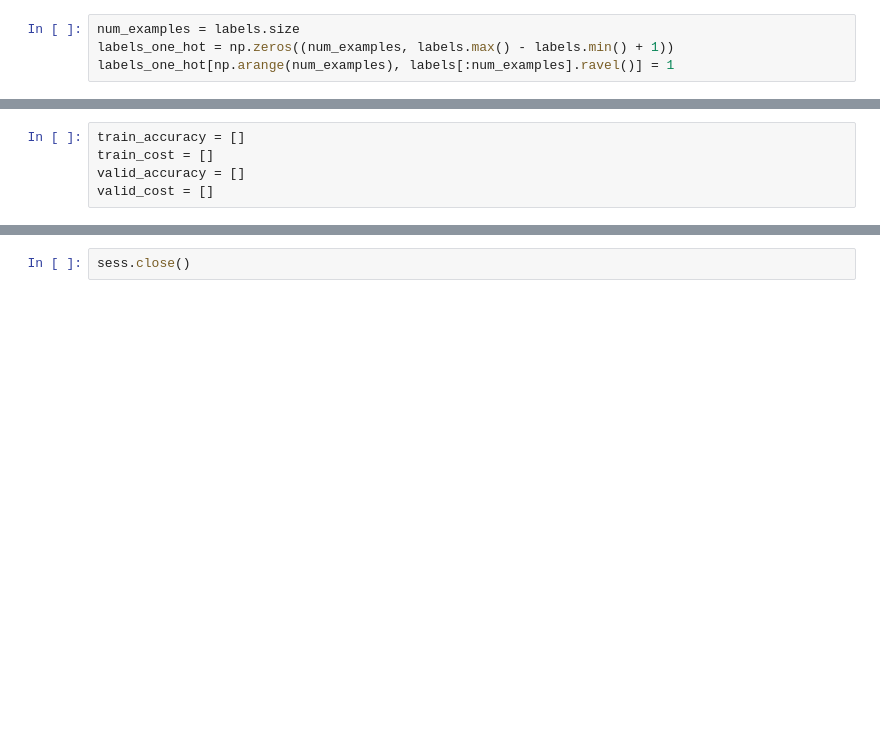
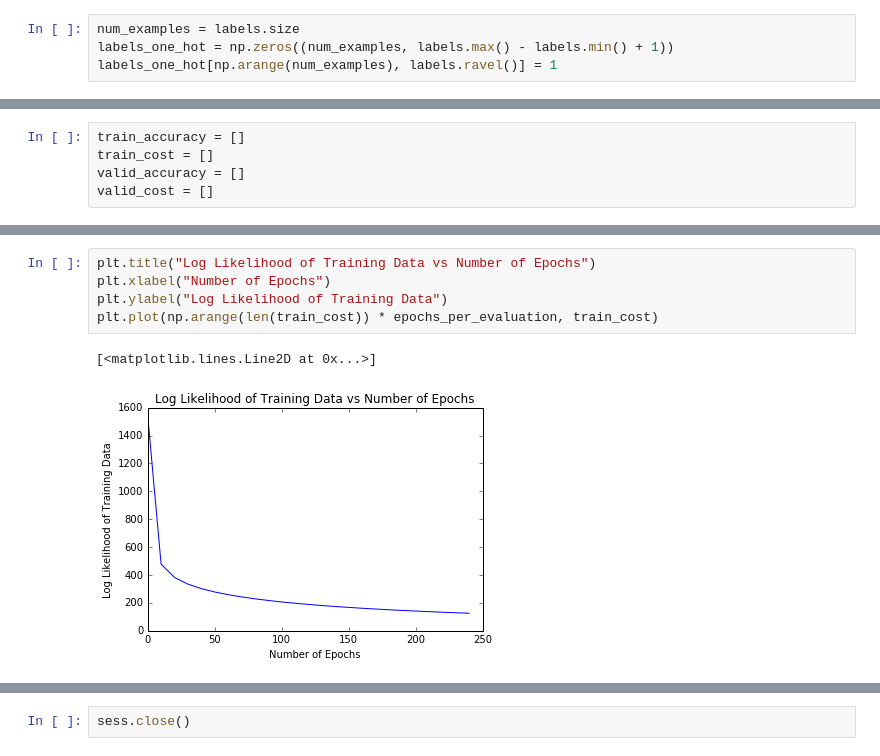
Before and after one commit to bkotzz/ece521, a Jupyter notebook: a2.ipynb, the cells around one changed output, grey strips where cells are left out. Cells and saved outputs as stored; diff of their text form; blank space fills up the shorter version.

```diff
--- a/a2.ipynb
+++ b/a2.ipynb
@@ -93,7 +93,7 @@ array([[4],
 # %%
 num_examples = labels.size
 labels_one_hot = np.zeros((num_examples, labels.max() - labels.min() + 1))
-labels_one_hot[np.arange(num_examples), labels[:num_examples].ravel()] = 1
+labels_one_hot[np.arange(num_examples), labels.ravel()] = 1
 # %%
 labels_one_hot[:10]
 # %% [output]
@@ -230,0 +202,8 @@ plt.plot(np.arange(num_epochs), valid_cost)
+# %%
+plt.title("Log Likelihood of Training Data vs Number of Epochs")
+plt.xlabel("Number of Epochs")
+plt.ylabel("Log Likelihood of Training Data")
+plt.plot(np.arange(len(train_cost)) * epochs_per_evaluation, train_cost)
+# %% [output]
+[<matplotlib.lines.Line2D at 0x...>]
+[figure, added]
```
Also changed, not shown: parts of 22 cells of this notebook.
